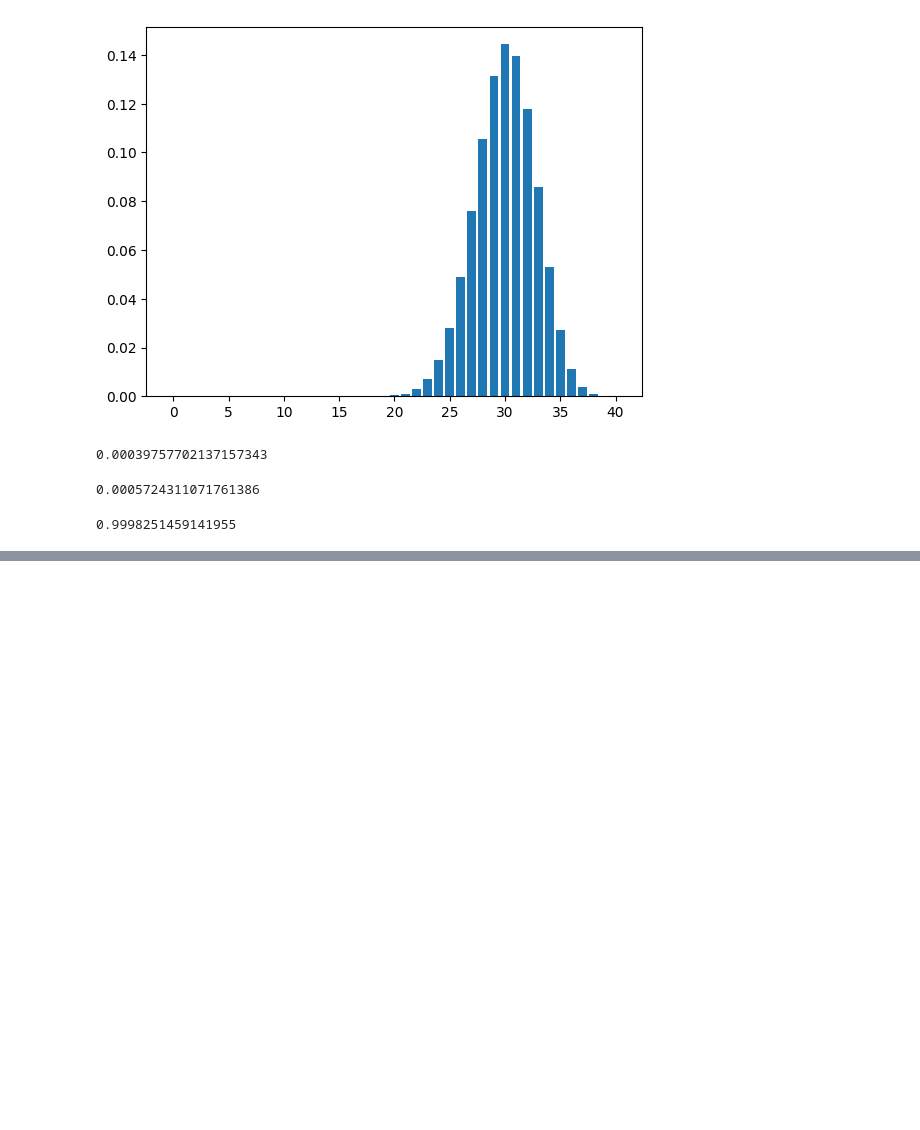
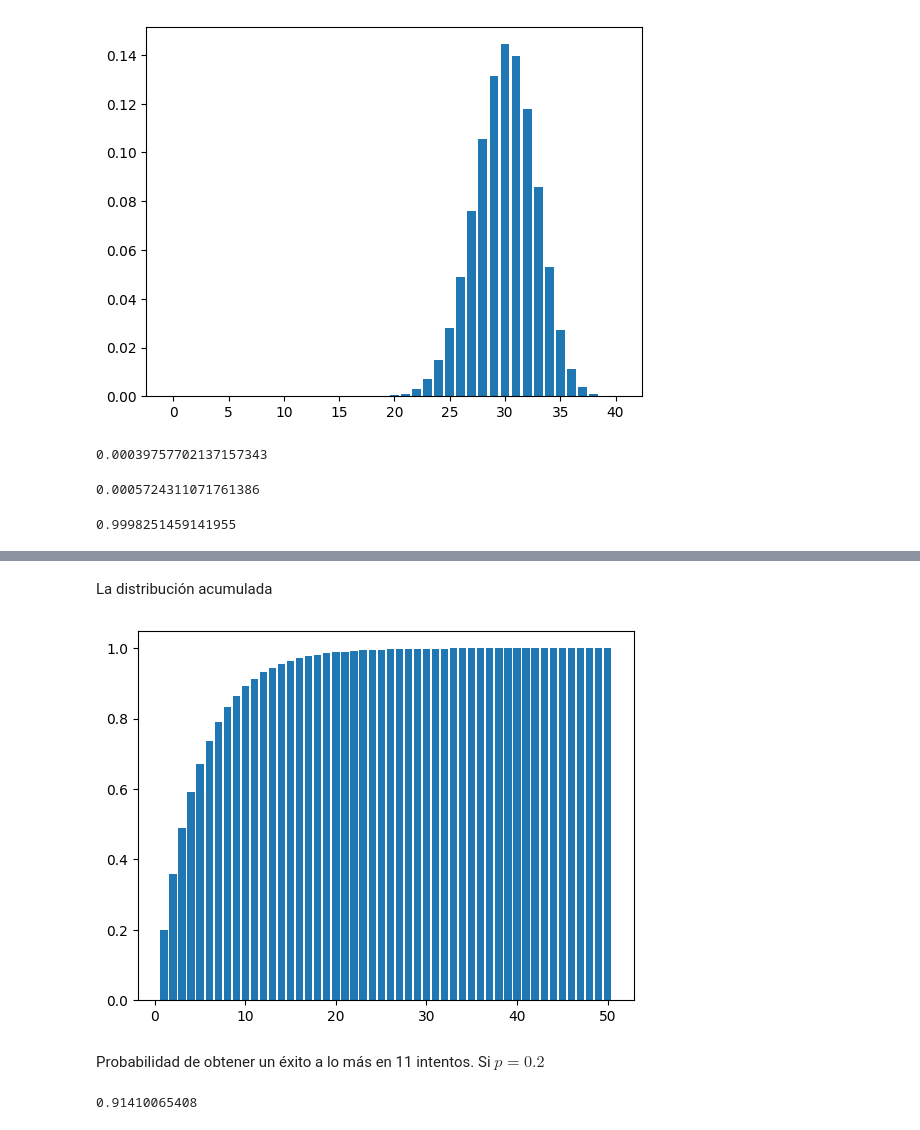
Before and after one commit to BrajanNieto/stats-prob-py, a Jupyter notebook: 01. Ex-Probability.ipynb, the cells around one changed output, grey strips where cells are left out. Saved outputs shown, nothing was run; the diff lists cells and outputs as text; code cells hidden in the pictures; blank space fills up the shorter version.

```diff
--- a/01. Ex-Probability.ipynb
+++ b/01. Ex-Probability.ipynb
@@ -191,0 +217,13 @@ binom.cdf(20, n, p)
+# %% [markdown]
+La distribución acumulada
+# %%
+plt.bar(np.arange(1,n+1),geom.cdf(np.arange(1, n+1), p))
+plt.show()
+# %% [output]
+[figure, added]
+# %% [markdown]
+Probabilidad de obtener un éxito a lo más en 11 intentos. Si $p=0.2$
+# %%
+geom.cdf(11, p=0.2)
+# %% [output]
+0.91410065408
```
Also changed, not shown: parts of 26 cells of this notebook.
